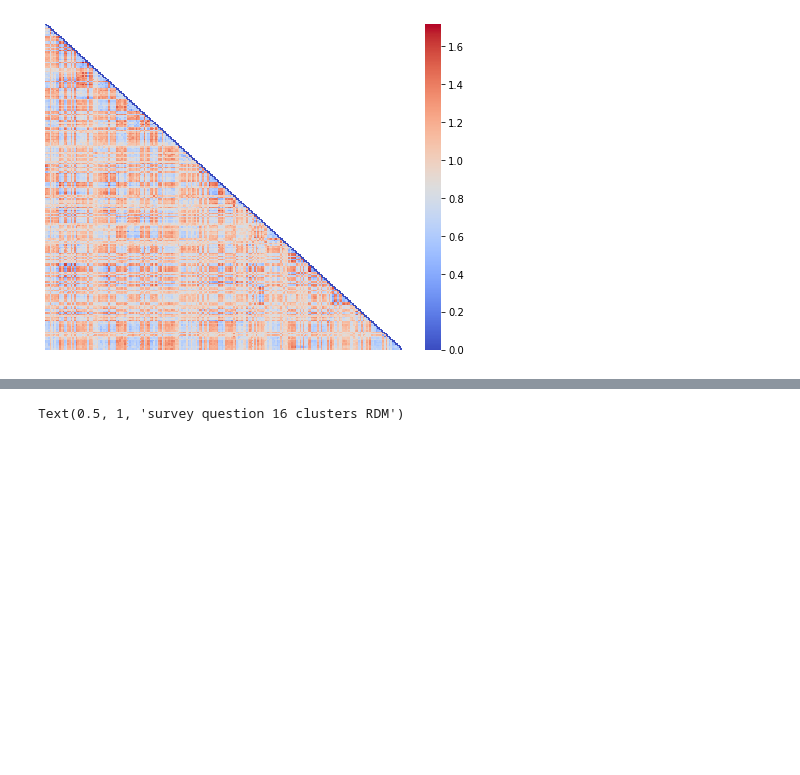
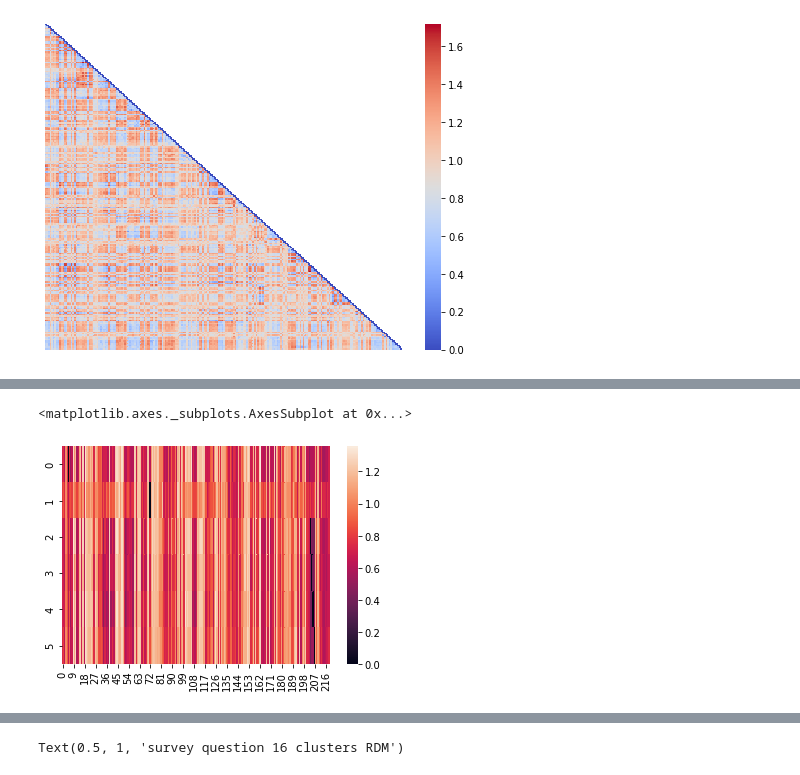
Before and after one commit to ericabusch/RDM_resources, a Jupyter notebook: RDMs.ipynb, the cells around one changed output, grey strips where cells are left out. Cells and saved outputs as stored; diff of their text form; code cells hidden in the pictures; blank space fills up the shorter version.

```diff
--- a/RDMs.ipynb
+++ b/RDMs.ipynb
@@ -53,0 +57,20 @@ questions = raw_responses.columns
+# %%
+within_cluster_RDMs = []
+for c in range(16):
+    indices = (labels[num] == c) # just figure out where in the raw responses that question is
+    # this gives us how correlated those questions are with all the questions in the survey
+    cluster_correlations = across_question_correlations[indices]
+    # transposing so that the questions are features and the correlation values are samples
+    within_cluster_RDMs.append(pdist(cluster_correlations.T, 'correlation')) # correlation distance
+# %%
+sns.heatmap(cluster_correlations)
+## can do: how similar is (question 1 in cluster 1) compared to all 200 questions,
+# versus question 2 in cluster 1 compared to all 200 questions
+
+# INSTEAD: how similar is question 1 (out of all questions) compared to each question within our target cluster of questions
+# compared with question 2 (out of all questions ) compared to each question within our target cluster
+# how correlated is question 1's vector (which has 6 values in it, one for each question in our cluster)
+# with question 2's vecotr (whcich has 6 values in it) - so we are correlating 200 (6 item) vectors
+# %% [output]
+<matplotlib.axes._subplots.AxesSubplot at 0x...>
+[figure, added]
```
Also changed, not shown: parts of 18 cells of this notebook.
